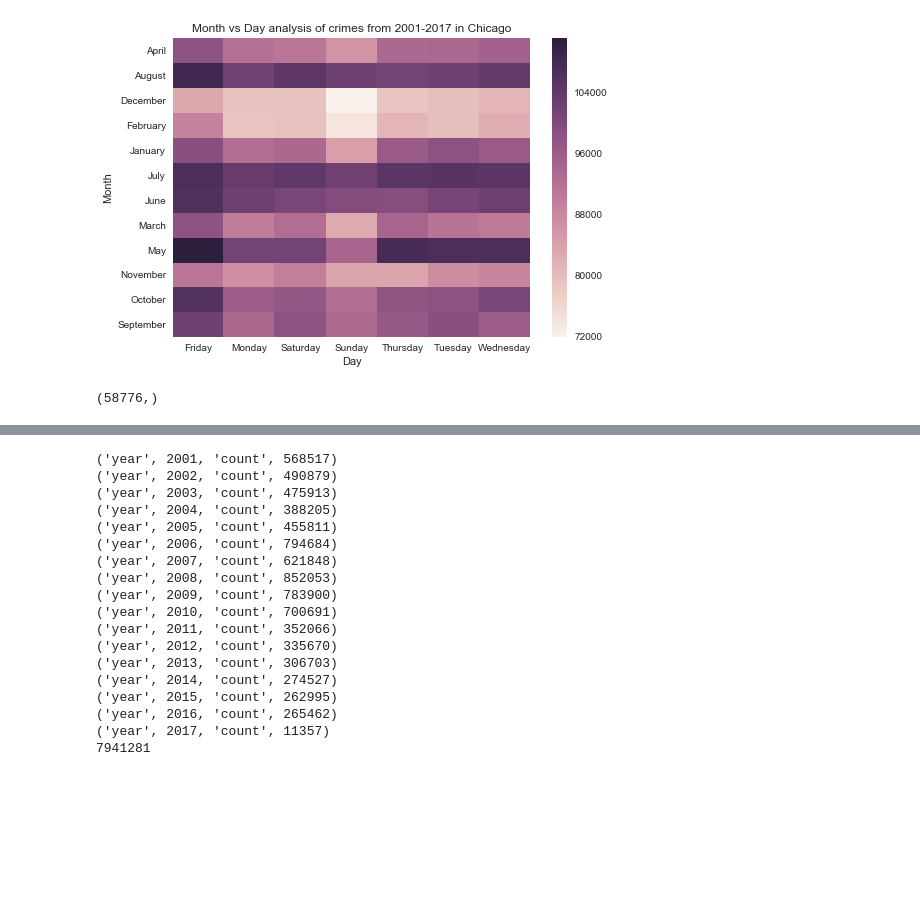
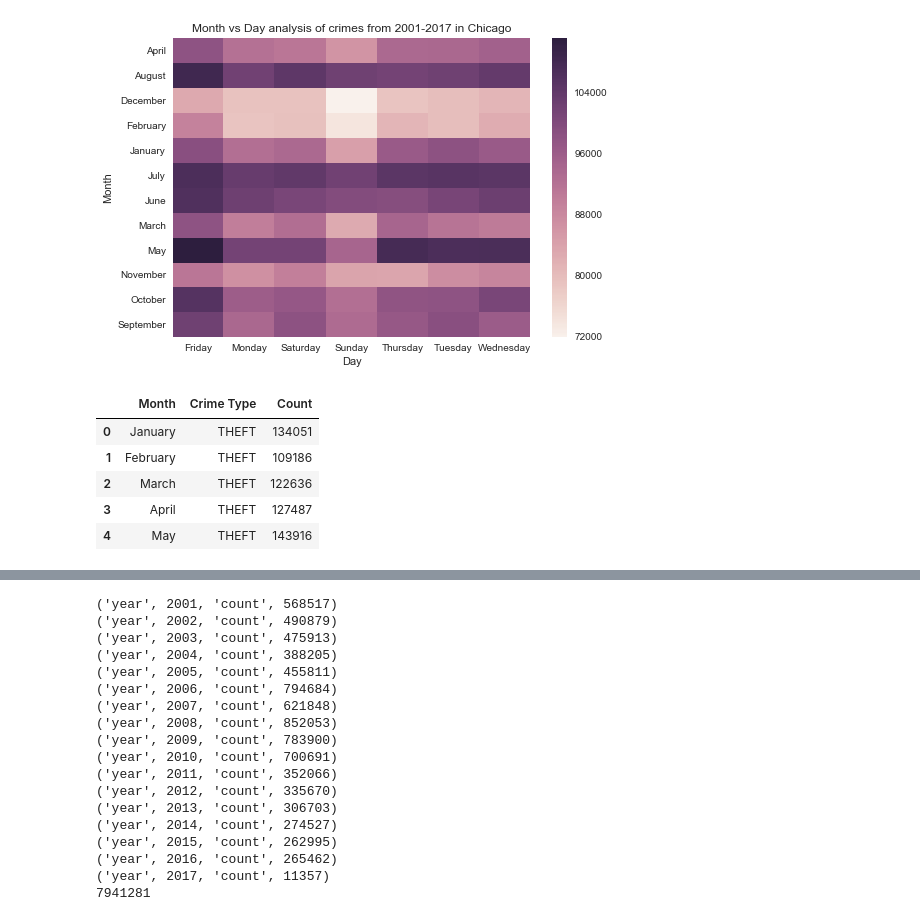
Before and after one commit to bodhisattamaiti25/projects-data-science, a Jupyter notebook: chicago_crime_data_analysis/chicago_crime_data_analysis.ipynb, the cells around one changed output, grey strips where cells are left out. Cells and saved outputs as stored; diff of their text form; code cells hidden in the pictures; blank space fills up the shorter version.

```diff
--- a/chicago_crime_data_analysis/chicago_crime_data_analysis.ipynb
+++ b/chicago_crime_data_analysis/chicago_crime_data_analysis.ipynb
@@ -361,7 +361,3 @@ sns.heatmap(crime_counts_by_month_day_df).set_title('Month vs Day analysis of cr
 plt.show()
 # %% [output]
 [figure]
-# %%
-crimes_2001_17['Block'].value_counts().shape
-# %% [output]
-(58776,)
@@ -367,0 +374,10 @@ crimes_2001_17['Block'].value_counts().shape
+# %%
+crime_counts_by_month_crimeType_df = pd.DataFrame(data=crime_counts_by_month_crimeType, columns=['Month', 'Crime Type', 'Count'])
+crime_counts_by_month_crimeType_df.head()
+# %% [output]
+|  | Month | Crime Type | Count |
+| 0 | January | THEFT | 134051 |
+| 1 | February | THEFT | 109186 |
+| 2 | March | THEFT | 122636 |
+| 3 | April | THEFT | 127487 |
+| 4 | May | THEFT | 143916 |
```
Also changed, not shown: parts of 3 cells of this notebook.
